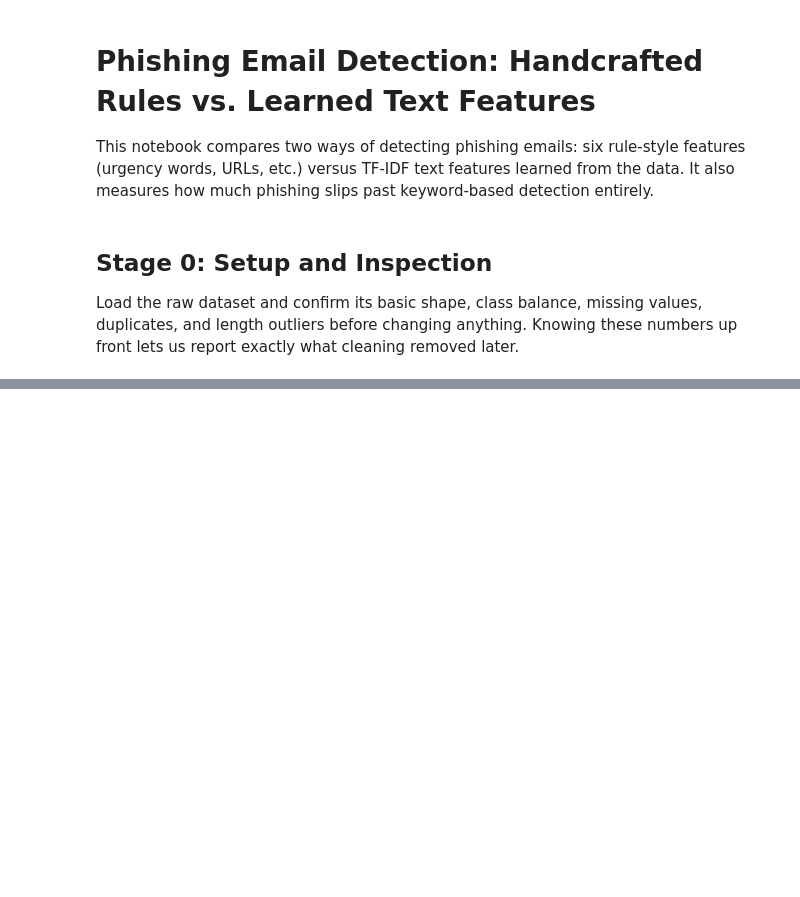
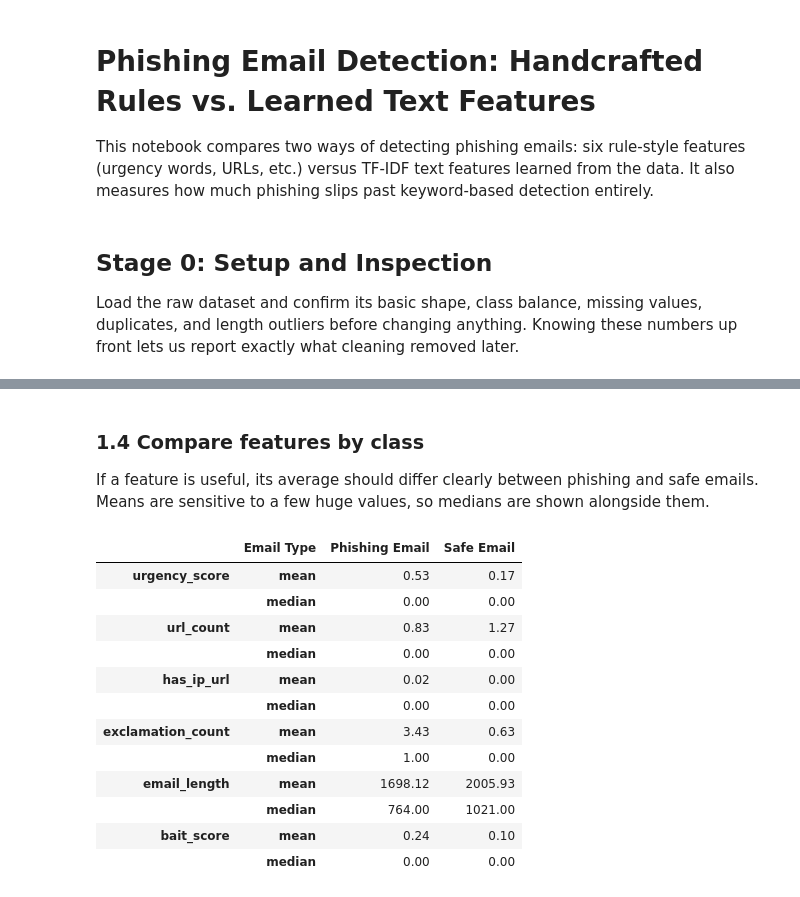
Before and after one commit to roshankumar1023/phishing-email-detection, a Jupyter notebook: notebooks/analysis.ipynb, the cells around one changed output, grey strips where cells are left out. Drawn from its saved outputs; the diff is of its cells as text; code cells hidden in the pictures; blank space fills up the shorter version.

```diff
--- a/notebooks/analysis.ipynb
+++ b/notebooks/analysis.ipynb
@@ -44,0 +209,22 @@ preview
+# %% [markdown]
+### 1.4 Compare features by class
+
+If a feature is useful, its average should differ clearly between phishing and safe emails. Means are sensitive to a few huge values, so medians are shown alongside them.
+# %%
+# Mean and median of each feature, split by class
+comparison = df.groupby("Email Type")[FEATURES].agg(["mean", "median"]).T.round(2)
+comparison
+# %% [output]
+|  | Email Type | Phishing Email | Safe Email |
+| urgency_score | mean | 0.53 | 0.17 |
+|  | median | 0.00 | 0.00 |
+| url_count | mean | 0.83 | 1.27 |
+|  | median | 0.00 | 0.00 |
+| has_ip_url | mean | 0.02 | 0.00 |
+|  | median | 0.00 | 0.00 |
+| exclamation_count | mean | 3.43 | 0.63 |
+|  | median | 1.00 | 0.00 |
+| email_length | mean | 1698.12 | 2005.93 |
+|  | median | 764.00 | 1021.00 |
+| bait_score | mean | 0.24 | 0.10 |
+|  | median | 0.00 | 0.00 |
```
Also changed, not shown: parts of 13 cells of this notebook, 1 other file.
